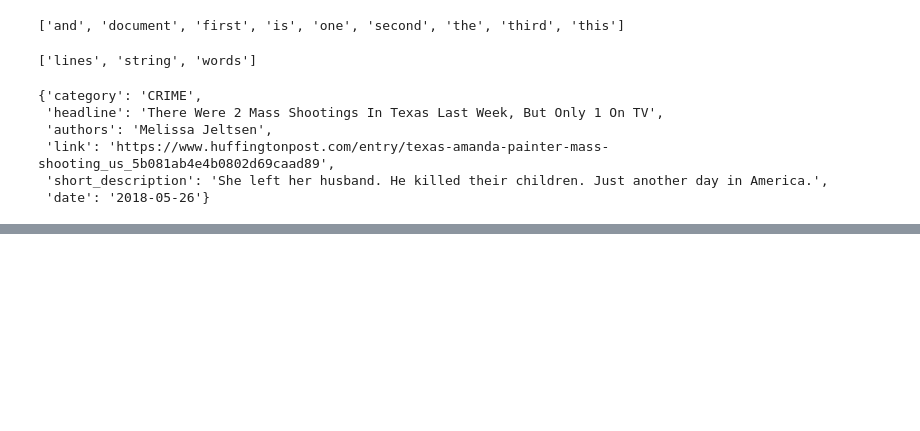
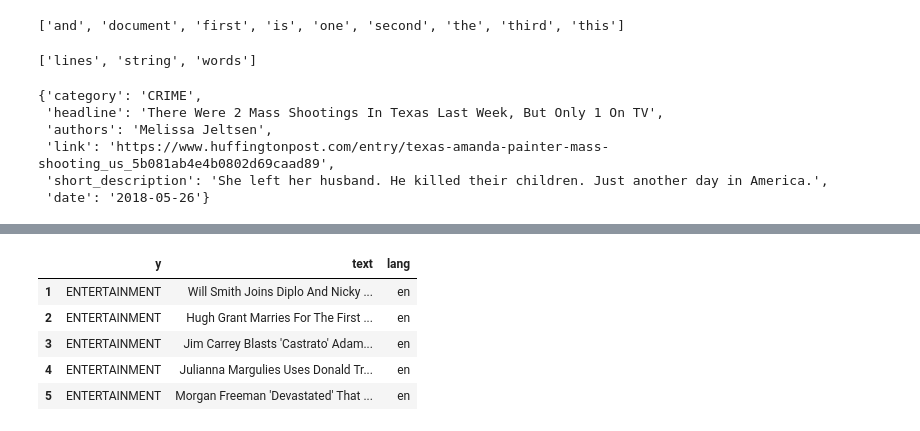
Before and after one commit to tvelichkovt/nlp, a Jupyter notebook: nlp 1.ipynb, the cells around one changed output, grey strips where cells are left out. Cells and saved outputs as stored; diff of their text form; code cells hidden in the pictures; blank space fills up the shorter version.

```diff
--- a/nlp 1.ipynb
+++ b/nlp 1.ipynb
@@ -72,0 +105,12 @@ lst_dics[0]
+# %%
+dtf['lang'] = dtf["text"].apply(lambda x: langdetect.detect(x) if
+                                 x.strip() != "" else "")
+
+dtf.head()
+# %% [output]
+|  | y | text | lang |
+| 1 | ENTERTAINMENT | Will Smith Joins Diplo And Nicky ... | en |
+| 2 | ENTERTAINMENT | Hugh Grant Marries For The First ... | en |
+| 3 | ENTERTAINMENT | Jim Carrey Blasts 'Castrato' Adam... | en |
+| 4 | ENTERTAINMENT | Julianna Margulies Uses Donald Tr... | en |
+| 5 | ENTERTAINMENT | Morgan Freeman 'Devastated' That ... | en |
```
Also changed, not shown: parts of 36 cells of this notebook, 4 other files.
